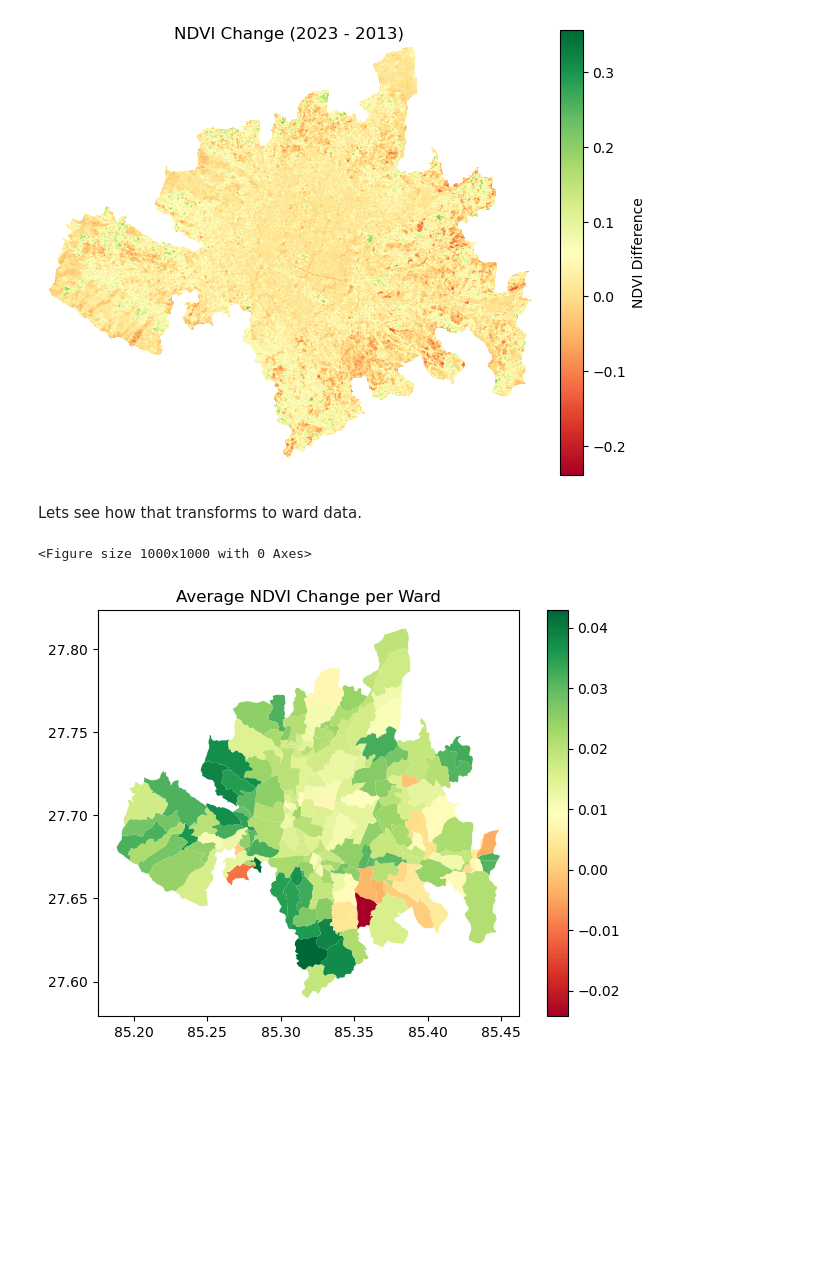
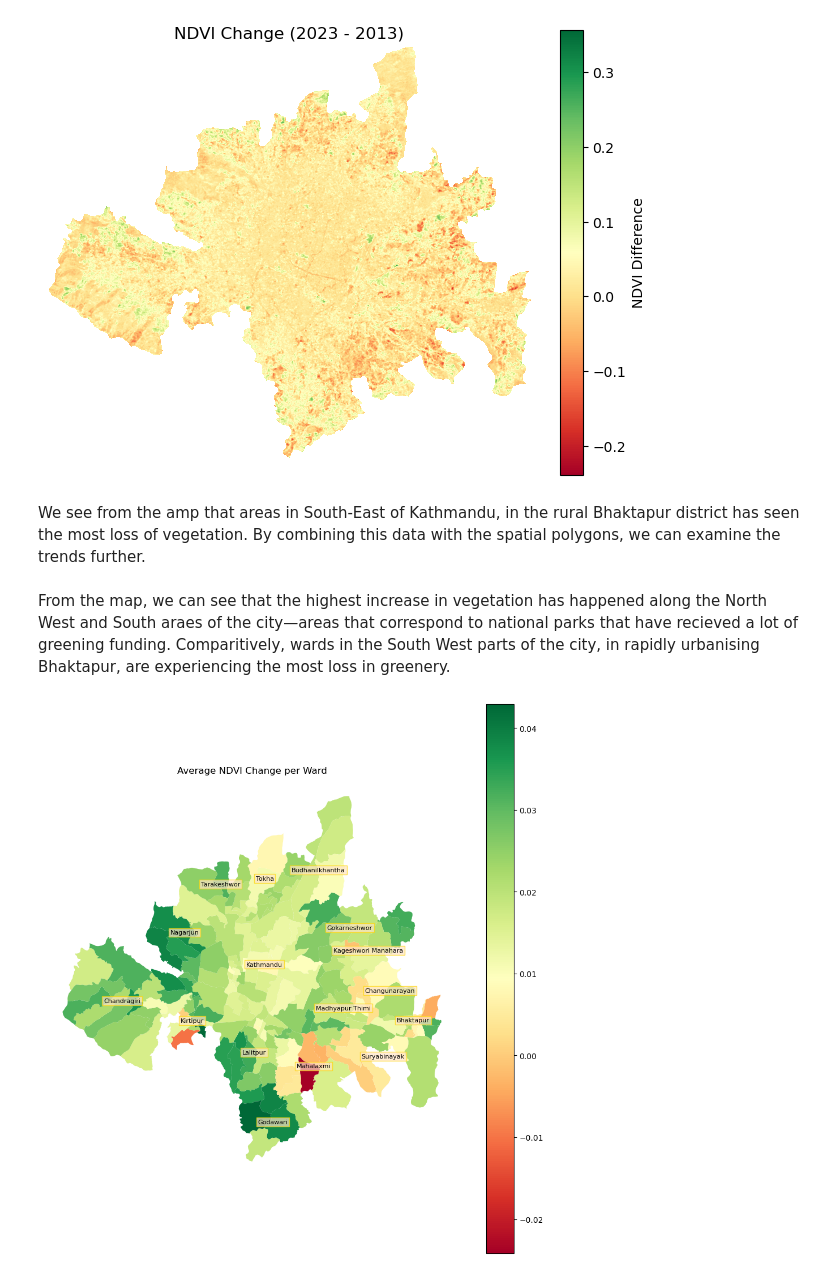
Before and after one commit to avavani/kathmandu_urbandata, a Jupyter notebook: analysis/2.ipynb, the cells around one changed output. Cells and saved outputs as stored; diff of their text form; code cells hidden in the pictures; blank space fills up the shorter version.

```diff
--- a/analysis/2.ipynb
+++ b/analysis/2.ipynb
@@ -229,7 +238,7 @@ plt.show()
 # %% [output]
 [figure]
 # %% [markdown]
-Lets see how that transforms to ward data.
+We see from the amp that areas in South-East of Kathmandu, in the rural Bhaktapur district has seen the most loss of vegetation. By combining this data with the spatial polygons, we can examine the trends further.
 # %%
 from rasterstats import zonal_stats
 
@@ -244,12 +253,31 @@ stats = zonal_stats(
 
 mean_stats = [stats_dict["mean"] for stats_dict in stats]
 main_city["Avg NDVI Change"] = mean_stats
+# %% [markdown]
+From the map, we can see that the highest increase in vegetation has happened along the North West and South araes of the city—areas that correspond to national parks that have recieved a lot of greening funding. Comparitively, wards in the South West parts of the city, in rapidly urbanising Bhaktapur, are experiencing the most loss in greenery.
 # %%
-plt.figure(figsize=(10, 10))
-main_city.plot(column='Avg NDVI Change', cmap='RdYlGn', legend=True)
+fig, ax = plt.subplots(1, 1, figsize=(10, 10))
+
+main_city.plot(column='Avg NDVI Change', cmap='RdYlGn', legend=True, ax=ax)
+
+mun_city = main_city.dissolve(by='Municipality_y')
+
+for idx, row in mun_city.iterrows():
+    centroid = row.geometry.centroid
+    ax.annotate(text=idx,
+                xy=(centroid.x, centroid.y),
+                bbox=dict(
+                  facecolor='bisque',
+                  edgecolor='gold',
+                  alpha=0.7,
+                  pad=2
+                  ),
+                horizontalalignment='center',
+                fontsize=8)
+
 plt.title('Average NDVI Change per Ward')
 plt.tight_layout()
+plt.axis('off')
 plt.show()
 # %% [output]
-<Figure size 1000x1000 with 0 Axes>
-[figure, old version]
+[figure, new version]
```
Also changed, not shown: parts of 10 cells of this notebook, 27 other files.
